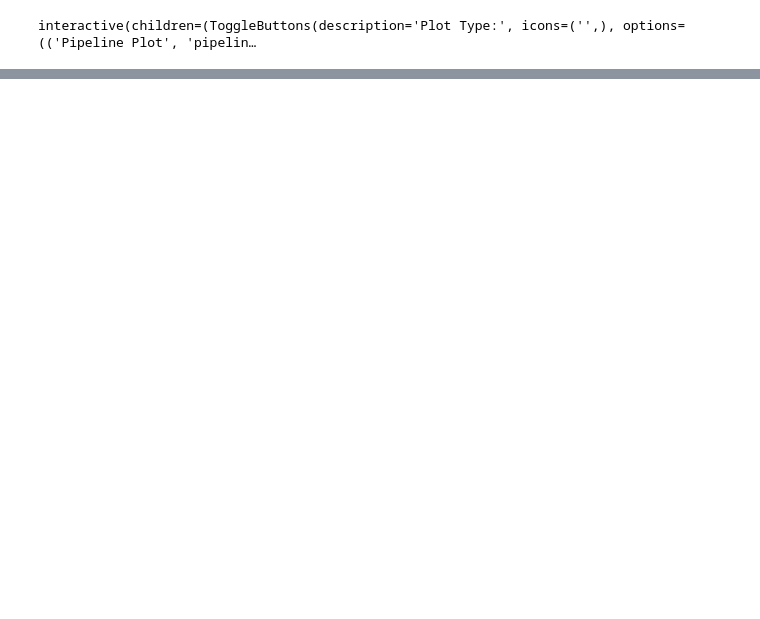
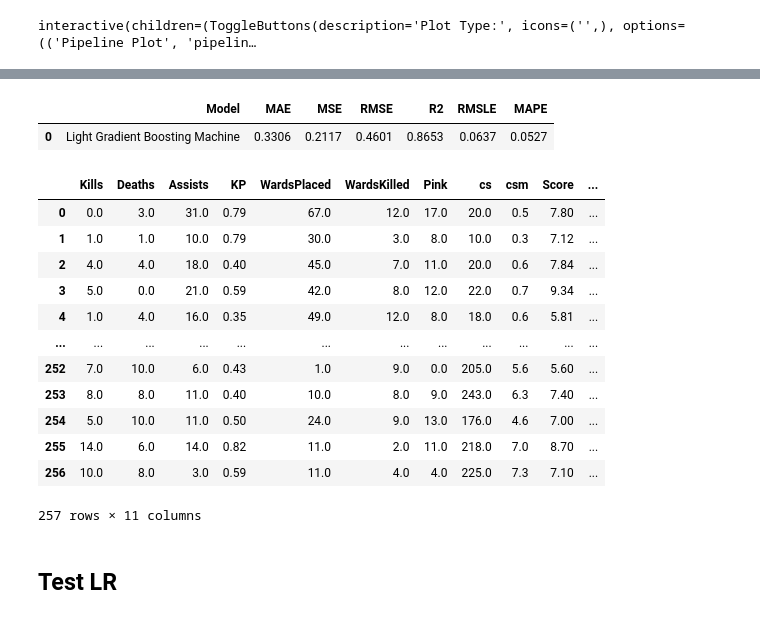
Before and after one commit to Tomlora/league, a Jupyter notebook: opgg_test_pycaret.ipynb, the cells around one changed output, grey strips where cells are left out. Cells and saved outputs as stored; diff of their text form; code cells hidden in the pictures; blank space fills up the shorter version.

```diff
--- a/opgg_test_pycaret.ipynb
+++ b/opgg_test_pycaret.ipynb
@@ -615,0 +674,20 @@ interactive(children=(ToggleButtons(description='Plot Type:', icons=('',), optio
+# %%
+predict_model(tuned_model, data=df)
+# %% [output]
+|  | Model | MAE | MSE | RMSE | R2 | RMSLE | MAPE |
+| 0 | Light Gradient Boosting Machine | 0.3306 | 0.2117 | 0.4601 | 0.8653 | 0.0637 | 0.0527 |
+|  | Kills | Deaths | Assists | KP | WardsPlaced | WardsKilled | Pink | cs | csm | Score | ... |
+| 0 | 0.0 | 3.0 | 31.0 | 0.79 | 67.0 | 12.0 | 17.0 | 20.0 | 0.5 | 7.80 | ... |
+| 1 | 1.0 | 1.0 | 10.0 | 0.79 | 30.0 | 3.0 | 8.0 | 10.0 | 0.3 | 7.12 | ... |
+| 2 | 4.0 | 4.0 | 18.0 | 0.40 | 45.0 | 7.0 | 11.0 | 20.0 | 0.6 | 7.84 | ... |
+| 3 | 5.0 | 0.0 | 21.0 | 0.59 | 42.0 | 8.0 | 12.0 | 22.0 | 0.7 | 9.34 | ... |
+| 4 | 1.0 | 4.0 | 16.0 | 0.35 | 49.0 | 12.0 | 8.0 | 18.0 | 0.6 | 5.81 | ... |
+| ... | ... | ... | ... | ... | ... | ... | ... | ... | ... | ... | ... |
+| 252 | 7.0 | 10.0 | 6.0 | 0.43 | 1.0 | 9.0 | 0.0 | 205.0 | 5.6 | 5.60 | ... |
+| 253 | 8.0 | 8.0 | 11.0 | 0.40 | 10.0 | 8.0 | 9.0 | 243.0 | 6.3 | 7.40 | ... |
+| 254 | 5.0 | 10.0 | 11.0 | 0.50 | 24.0 | 9.0 | 13.0 | 176.0 | 4.6 | 7.00 | ... |
+| 255 | 14.0 | 6.0 | 14.0 | 0.82 | 11.0 | 2.0 | 11.0 | 218.0 | 7.0 | 8.70 | ... |
+| 256 | 10.0 | 8.0 | 3.0 | 0.59 | 11.0 | 4.0 | 4.0 | 225.0 | 7.3 | 7.10 | ... |
+257 rows × 11 columns
+# %% [markdown]
+## Test LR
```
Also changed, not shown: parts of 10 cells of this notebook.
